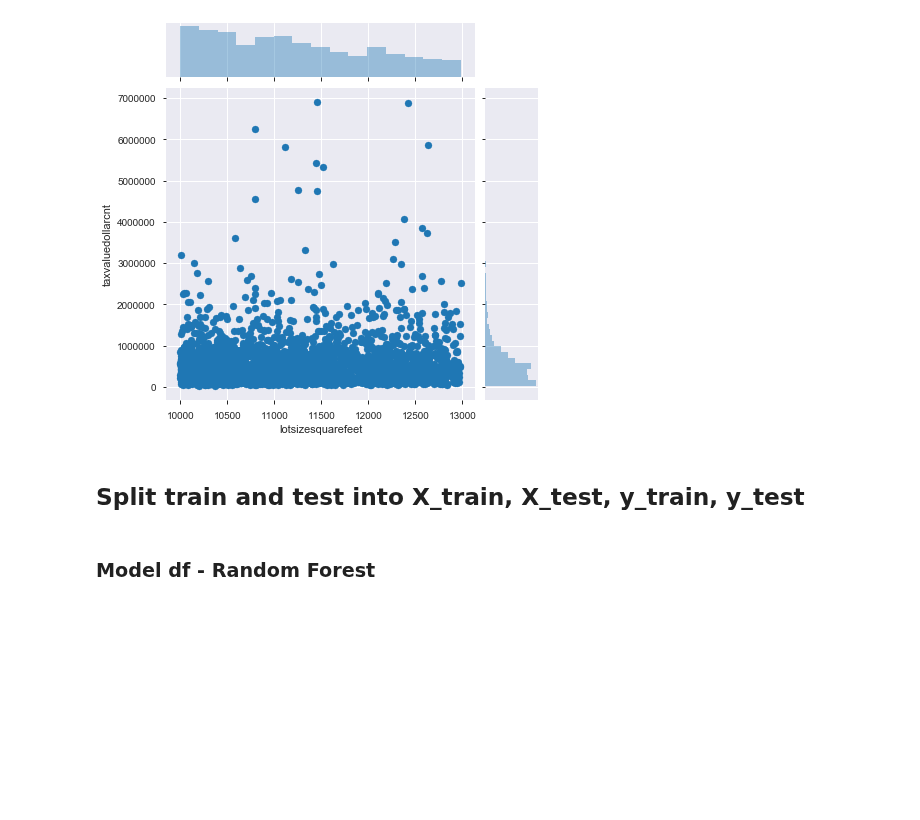
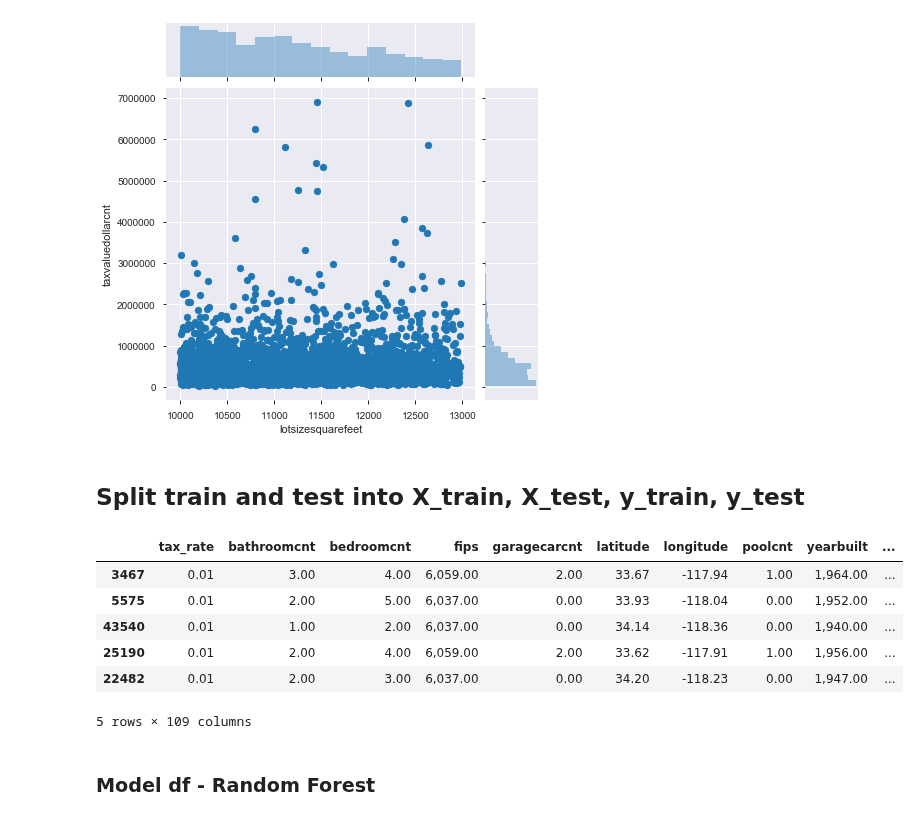
Before and after one commit to FJ-Zillow-Org/Zillow, a Jupyter notebook: jeffs_deliverable_copy1.ipynb, the cells around one changed output. Saved outputs shown, nothing was run; the diff lists cells and outputs as text; code cells hidden in the pictures; blank space fills up the shorter version.

```diff
--- a/jeffs_deliverable_copy1.ipynb
+++ b/jeffs_deliverable_copy1.ipynb
@@ -124,0 +197,2 @@ def encode(df, col_name):
+# %%
+df.dropna(subset=['cluster'], how='all', inplace=True)
@@ -125,3 +201,3 @@ def encode(df, col_name):
 # %%
-df, ohe = encode(df, 'cluster')
+# df, ohe = prepare.encode(df, 'cluster')
 # %%
@@ -137,11 +205,3 @@ array([[2],
-# %%
-df = df.drop(columns='cluster')
-
-df['los_angeles'] = df['0']
-df['ventura'] = df['1']
-df['orange'] = df['2']
-
-df = df.drop(columns=['0', '1', '2'])
 # %% [markdown]
 ### Split the data into train and test, 70/30
 # %%
@@ -296,6 +343,6 @@ sns.boxplot(train.bathroomcnt, train.calculatedfinishedsquarefeet)
 # %% [markdown]
 ### Handle outliers by removing values < Q1 - IQR * 1.5 and values > Q3 + IQR * 1.5
 # %%
-train = prepare.remove_outliers_iqr(train, columns=["bedroomcnt", "bathroomcnt", "lotsizesquarefeet"], k=1.5)
+train = prepare.remove_outliers_iqr(train, columns=["bedroomcnt", "bathroomcnt"], k=1.5)
 train.shape
 # %% [output]
@@ -485,5 +538,15 @@ y_train = train[["logerror"]]
 X_test = test.drop(columns="logerror")
 
 y_test = test[["logerror"]]
+# %%
+X_train.head()
+# %% [output]
+|  | tax_rate | bathroomcnt | bedroomcnt | fips | garagecarcnt | latitude | longitude | poolcnt | yearbuilt | ... |
+| 3467 | 0.01 | 3.00 | 4.00 | 6,059.00 | 2.00 | 33.67 | -117.94 | 1.00 | 1,964.00 | ... |
+| 5575 | 0.01 | 2.00 | 5.00 | 6,037.00 | 0.00 | 33.93 | -118.04 | 0.00 | 1,952.00 | ... |
+| 43540 | 0.01 | 1.00 | 2.00 | 6,037.00 | 0.00 | 34.14 | -118.36 | 0.00 | 1,940.00 | ... |
+| 25190 | 0.01 | 2.00 | 4.00 | 6,059.00 | 2.00 | 33.62 | -117.91 | 1.00 | 1,956.00 | ... |
+| 22482 | 0.01 | 2.00 | 3.00 | 6,037.00 | 0.00 | 34.20 | -118.23 | 0.00 | 1,947.00 | ... |
+5 rows × 109 columns
 # %% [markdown]
 ### Model df - Random Forest
```
Also changed, not shown: parts of 50 cells of this notebook, 1 other file.
